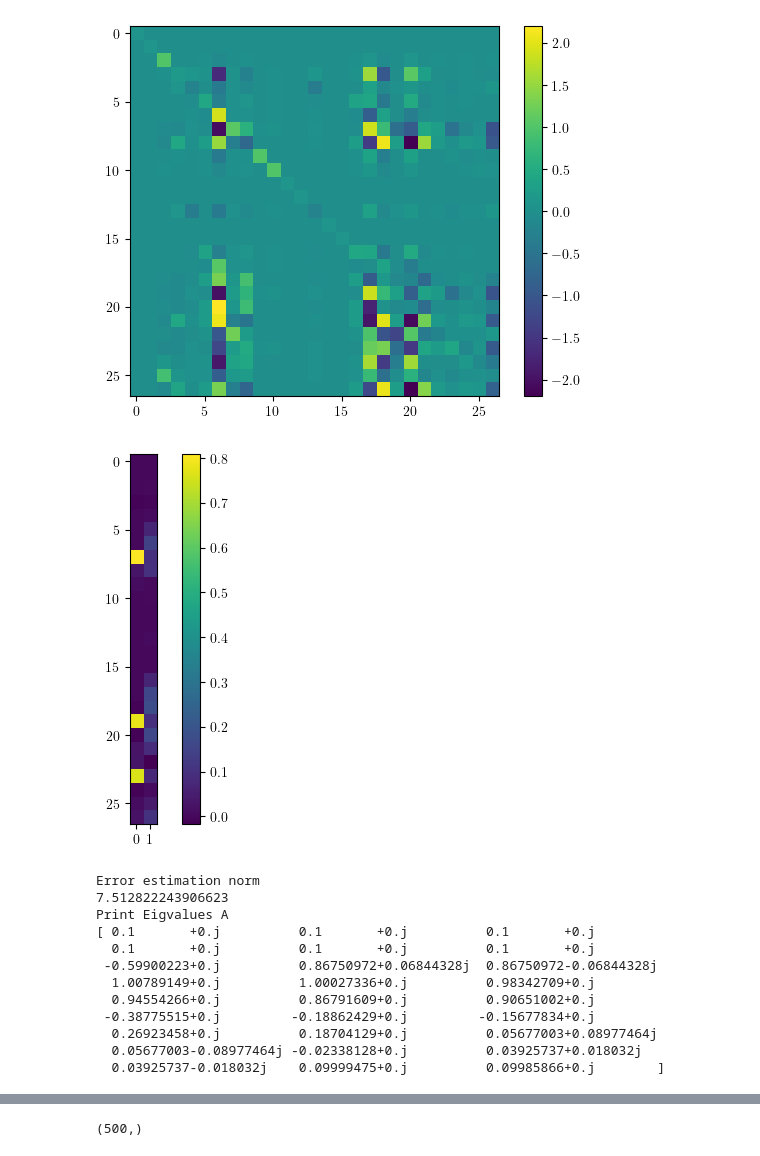
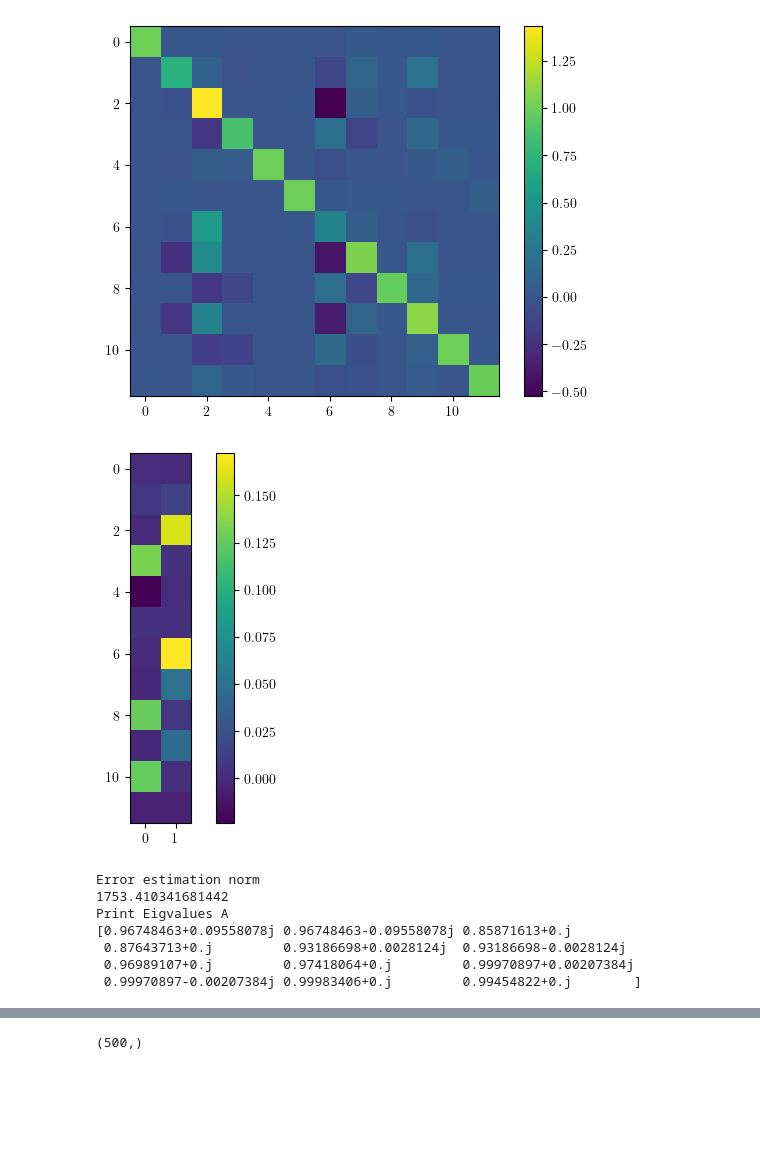
Before and after one commit to lfrecalde1/blue_simulator, a Jupyter notebook: Code/Dynamics_Python/Koopman_Operator/Koopman_pytorch.ipynb, the cells around one changed output, grey strips where cells are left out. Saved outputs shown, nothing was run; the diff lists cells and outputs as text; code cells hidden in the pictures; blank space fills up the shorter version.

```diff
--- a/Code/Dynamics_Python/Koopman_Operator/Koopman_pytorch.ipynb
+++ b/Code/Dynamics_Python/Koopman_Operator/Koopman_pytorch.ipynb
@@ -87,7 +90,8 @@ def get_simple_data(h, hp, T):
 
     ## General states data
     #X = np.array([euler[2,:], omega[2, :], alpha, vx, vy], dtype = np.double)
-    X = np.array([euler[0, :], euler[1, :], euler[2, :], omega[0, :], omega[1, :], omega[2, :], alpha, vx, vy, x, y], dtype = np.double)
+    #X = np.array([euler[0, :], euler[1, :], euler[2, :], omega[0, :], omega[1, :], omega[2, :], alpha, vx, vy, x, y], dtype = np.double)
+    X = np.array([euler[2, :], omega[2, :], alpha, vx, x, y], dtype = np.double)
     ## Control Action
     U_ref = T[:, :]
 
@@ -129,28 +122,16 @@ def liftFun(x):
 def liftFun_vector(x):
     x_lift = []
     for k in x: x_lift.append(k)
-    x_lift.append(np.sin(x[0])*np.tan(x[1])*x[4])
-    x_lift.append(np.cos(x[0])*np.tan(x[1])*x[5])
-    x_lift.append(np.cos(x[0])*x[4])
-    x_lift.append(np.sin(x[0])*x[5])
-    x_lift.append(np.sin(x[0])/np.cos(x[1])*x[4])
-    x_lift.append(np.cos(x[0])/np.cos(x[1])*x[5])
+    x_lift.append(np.tan(x[2]))
 
-    x_lift.append(np.tan(x[6]))
+    x_lift.append(np.tan(x[2])*x[3])
 
-    x_lift.append(np.tan(x[6])*x[7])
+    x_lift.append(np.cos(x[2])*x[3])
+    x_lift.append(np.sin(x[2])*x[3])
 
-    x_lift.append(np.cos(x[6])*x[7])
-    x_lift.append(np.sin(x[6])*x[7])
-    x_lift.append(np.cos(x[6])*x[8])
-    x_lift.append(np.sin(x[6])*x[8])
+    x_lift.append(np.cos(x[0])*x[3])
 
-
-    x_lift.append(np.cos(x[2])*x[7])
-    x_lift.append(np.sin(x[2])*x[8])
-
-    x_lift.append(np.sin(x[2])*x[7])
-    x_lift.append(np.cos(x[2])*x[8])
+    x_lift.append(np.sin(x[0])*x[3])
 
     x_lift = np.array(x_lift, dtype = np.double)
     return x_lift
@@ -228,7 +209,7 @@ def cost_function_koopman(X_1, X_k, U, alpha, beta, n, m, n_normal):
     return A_final, B_final
 # %%
 ## Load Matrices from mat file
-Data = scipy.io.loadmat('blue_data_01.mat')
+Data = scipy.io.loadmat('blue_data_02.mat')
 
 ## Get odometry of the system
 data_odom_blue = Data['data_odom_blue']
@@ -245,7 +226,7 @@ steering_real = steering_real.T
 steering_real = steering_real*(np.pi/180)
 
 ## Get system velocities
-vx = Data['vx']
+vx = Data['vel_real']
 vx = vx.T
 vy = Data['vy']
 vy = vy.T
@@ -263,7 +244,7 @@ wz = wz.T
 vel_control = Data['vel_control']
 vel_control = vel_control.T
 
-h, hp, T = get_odometry(data_odom_blue, steering_real, vx, vy, vz, wx, wy, wz, vel_control, steering_control, 0, 1000)
+h, hp, T = get_odometry(data_odom_blue, steering_real, vx, vy, vz, wx, wy, wz, vel_control, steering_control, 0, 3000)
 ## Compute sample time of the system
 ts = 0.05
 t = np.zeros((T.shape[1]), dtype = np.double)
@@ -422,7 +403,7 @@ for epoch in tqdm(range(num_epochs), desc="Koopman Neural Network: training epoc
 # %%
 ## Reshape Data
 ## Load Matrices from mat file
-Data = scipy.io.loadmat('blue_data_01.mat')
+Data = scipy.io.loadmat('blue_data_02.mat')
 
 ## Get odometry of the system
 data_odom_blue = Data['data_odom_blue']
@@ -439,7 +420,7 @@ steering_real = steering_real.T
 steering_real = steering_real*(np.pi/180)
 
 ## Get system velocities
-vx = Data['vx']
+vx = Data['vel_real']
 vx = vx.T
 vy = Data['vy']
 vy = vy.T
@@ -457,7 +438,7 @@ wz = wz.T
 vel_control = Data['vel_control']
 vel_control = vel_control.T
 
-h, hp, T = get_odometry(data_odom_blue, steering_real, vx, vy, vz, wx, wy, wz, vel_control, steering_control, 1200, 1300)
+h, hp, T = get_odometry(data_odom_blue, steering_real, vx, vy, vz, wx, wy, wz, vel_control, steering_control, 0, 5500)
 ## Compute sample time of the system
 ts = 0.05
 t = np.zeros((T.shape[1]), dtype = np.double)
@@ -520,44 +501,39 @@ for k in range(0, U.shape[1]):
 print("Error estimation norm")
 print(np.linalg.norm(norm_error))
 eig_A, eigv_A = np.linalg.eig(A_a)
 print("Print Eigvalues A")
 print(eig_A)
 
 fig13, ax13, ax23, ax33 = fancy_plots_3()
 plot_states_angles_estimation(fig13, ax13, ax23, ax33, h[7:10, :], output_estimate[:, :], t, "Euler Angles Of the system")
 plt.show()
 
 fig15, ax15, ax25, ax35 = fancy_plots_3()
 plot_states_velocity_lineal_estimation(fig15, ax15, ax25, ax35, hp[0:3, :], output_estimate[:, :], t, "Lineal Velocity of the system")
 plt.show()
 
 fig16, ax16, ax26, ax36 = fancy_plots_3()
 plot_states_velocity_angular_estimation(fig16, ax16, ax26, ax36, hp[3:6, :], output_estimate[:, :], t, "Angular Velocity of the system")
 plt.show()
 
 fig17, ax17, ax27 = fancy_plots_2()
 plot_control_states_estimation(fig17, ax17, ax27, h[:, :], hp[:, :], output_estimate[:, :], t, "Control and Real Values of the system")
 plt.show()
 
 fig14, ax14, ax24, ax34 = fancy_plots_3()
 plot_states_position_estimation(fig14, ax14, ax24, ax34, h[0:3, :], output_estimate[:, :], t, "Position of the system")
 plt.show()
 
 fig18, ax18 = fancy_plots_1()
 plot_error_estimation(fig18, ax18, norm_error, t, 'Error Norm of the Estimation')
 plt.show()
 # %% [output]
-[figure, old version]
+[figure, new version]
-[figure, old version]
+[figure, new version]
 Error estimation norm
-7.512822243906623
+1753.410341681442
 Print Eigvalues A
-[ 0.1       +0.j          0.1       +0.j          0.1       +0.j
-  0.1       +0.j          0.1       +0.j          0.1       +0.j
- -0.59900223+0.j          0.86750972+0.06844328j  0.86750972-0.06844328j
-  1.00789149+0.j          1.00027336+0.j          0.98342709+0.j
-  0.94554266+0.j          0.86791609+0.j          0.90651002+0.j
- -0.38775515+0.j         -0.18862429+0.j         -0.15677834+0.j
-  0.26923458+0.j          0.18704129+0.j          0.05677003+0.08977464j
-  0.05677003-0.08977464j -0.02338128+0.j          0.03925737+0.018032j
-  0.03925737-0.018032j    0.09999475+0.j          0.09985866+0.j        ]
+[0.96748463+0.09558078j 0.96748463-0.09558078j 0.85871613+0.j
+ 0.87643713+0.j         0.93186698+0.0028124j  0.93186698-0.0028124j
+ 0.96989107+0.j         0.97418064+0.j         0.99970897+0.00207384j
+ 0.99970897-0.00207384j 0.99983406+0.j         0.99454822+0.j        ]
```
Also changed, not shown: parts of 10 cells of this notebook, 16 other files.
